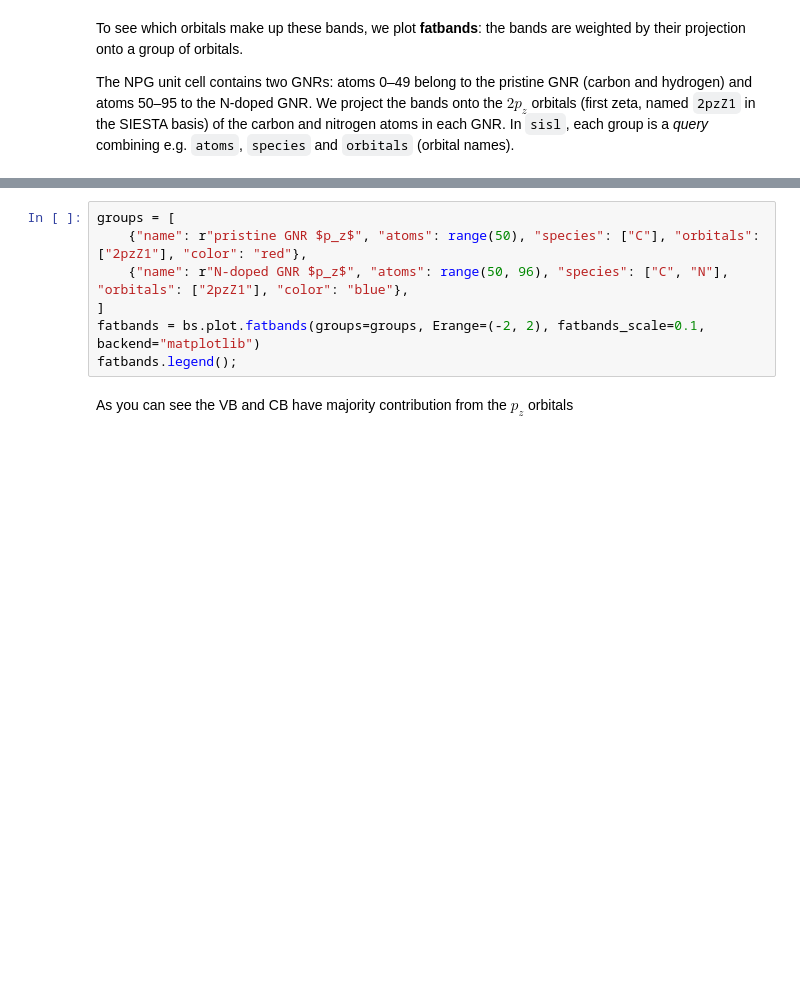
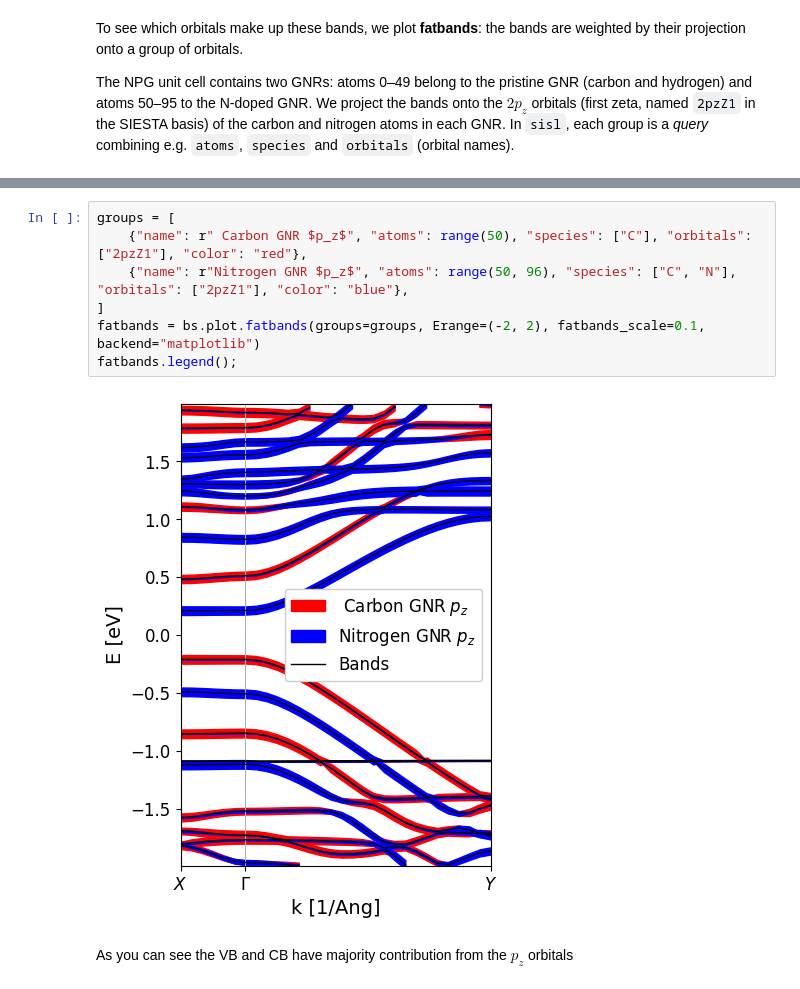
Before and after one commit to alananaya230798/Transiesta_School_2026, a Jupyter notebook: Orbital_Pruning/Orbital_Pruning.ipynb, the cells around one changed output, grey strips where cells are left out. Drawn from its saved outputs; the diff is of its cells as text; blank space fills up the shorter version.

```diff
--- a/Orbital_Pruning/Orbital_Pruning.ipynb
+++ b/Orbital_Pruning/Orbital_Pruning.ipynb
@@ -104,10 +141,12 @@ In `sisl`, each group is a *query* combining e.g. `atoms`, `species` and `orbita
 # %%
 groups = [
-    {"name": r"pristine GNR $p_z$", "atoms": range(50), "species": ["C"], "orbitals": ["2pzZ1"], "color": "red"},
-    {"name": r"N-doped GNR $p_z$", "atoms": range(50, 96), "species": ["C", "N"], "orbitals": ["2pzZ1"], "color": "blue"},
+    {"name": r" Carbon GNR $p_z$", "atoms": range(50), "species": ["C"], "orbitals": ["2pzZ1"], "color": "red"},
+    {"name": r"Nitrogen GNR $p_z$", "atoms": range(50, 96), "species": ["C", "N"], "orbitals": ["2pzZ1"], "color": "blue"},
 ]
 fatbands = bs.plot.fatbands(groups=groups, Erange=(-2, 2), fatbands_scale=0.1, backend="matplotlib")
 fatbands.legend();
+# %% [output]
+[figure, added]
 # %% [markdown]
 As you can see the VB and CB have majority contribution from the $p_z$ orbitals
 # %% [markdown]
```
Also changed, not shown: parts of 36 cells of this notebook, 1 other file.
